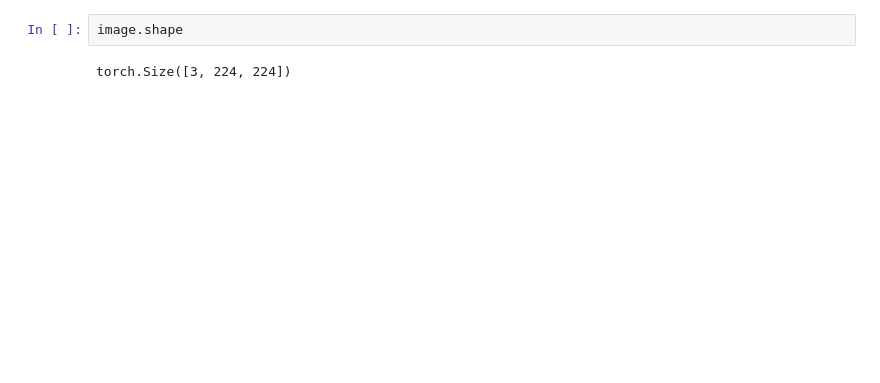
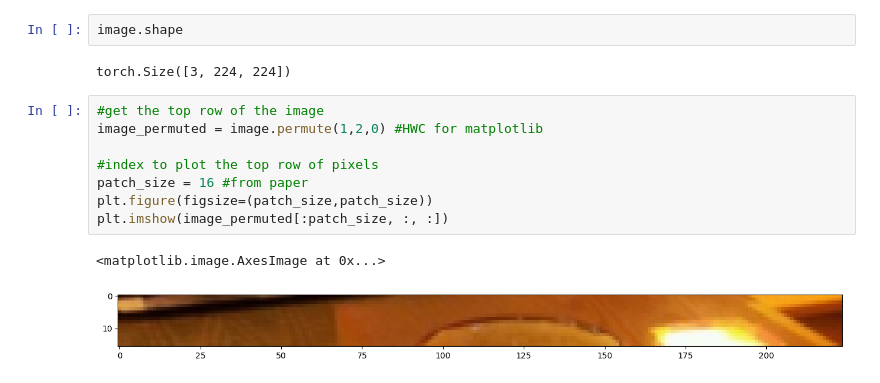
Before and after one commit to stanleyedward/vision_transformer_pytorch, a Jupyter notebook: main.ipynb, the cells around one changed output. Cells and saved outputs as stored; diff of their text form; blank space fills up the shorter version.

```diff
--- a/main.ipynb
+++ b/main.ipynb
@@ -243,3 +243,14 @@ plt.axis("off")
 image.shape
 # %% [output]
 torch.Size([3, 224, 224])
+# %%
+#get the top row of the image
+image_permuted = image.permute(1,2,0) #HWC for matplotlib
+
+#index to plot the top row of pixels
+patch_size = 16 #from paper
+plt.figure(figsize=(patch_size,patch_size))
+plt.imshow(image_permuted[:patch_size, :, :])
+# %% [output]
+<matplotlib.image.AxesImage at 0x...>
+[figure, added]
```
Also changed, not shown: parts of 23 cells of this notebook.
